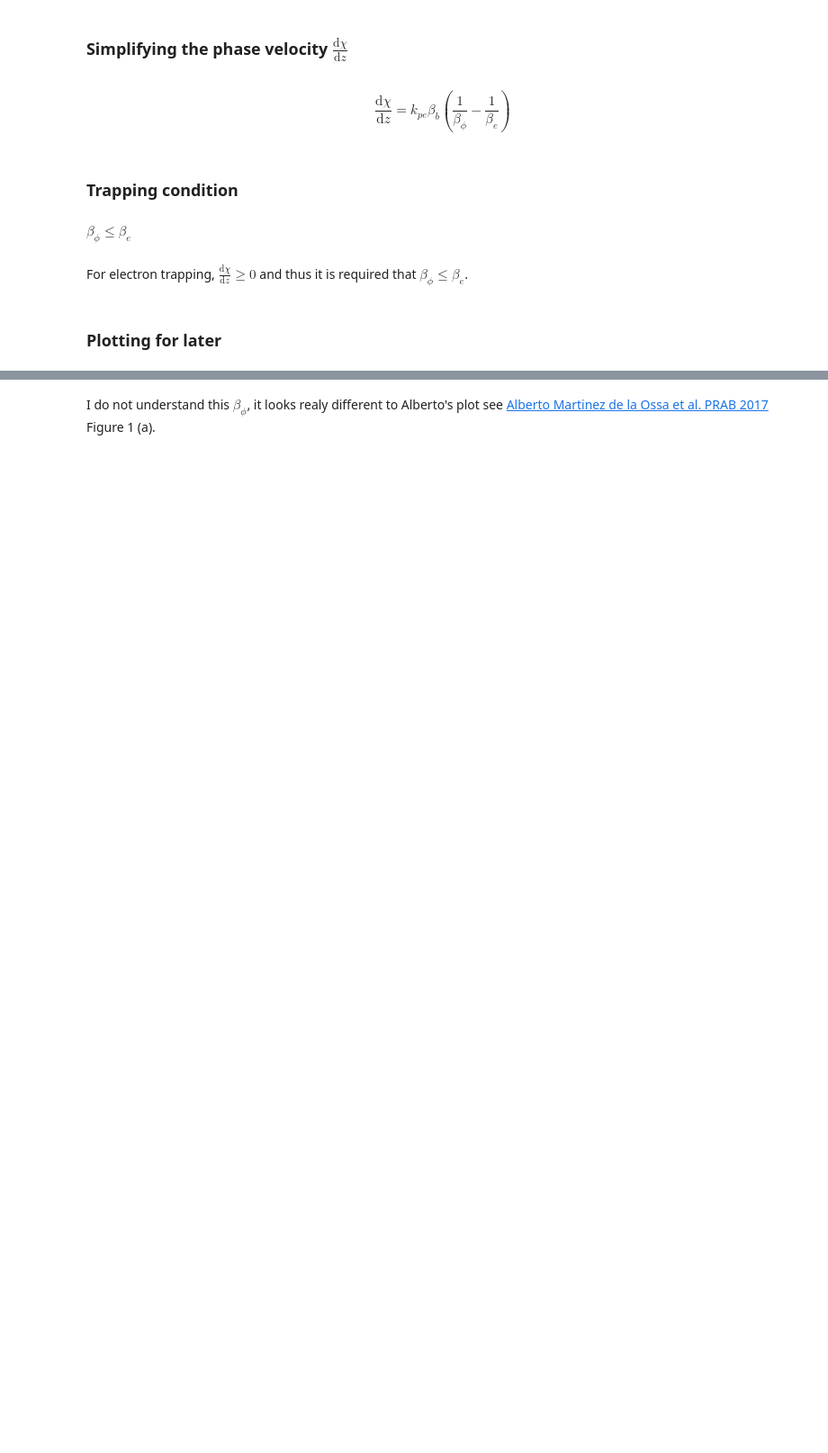
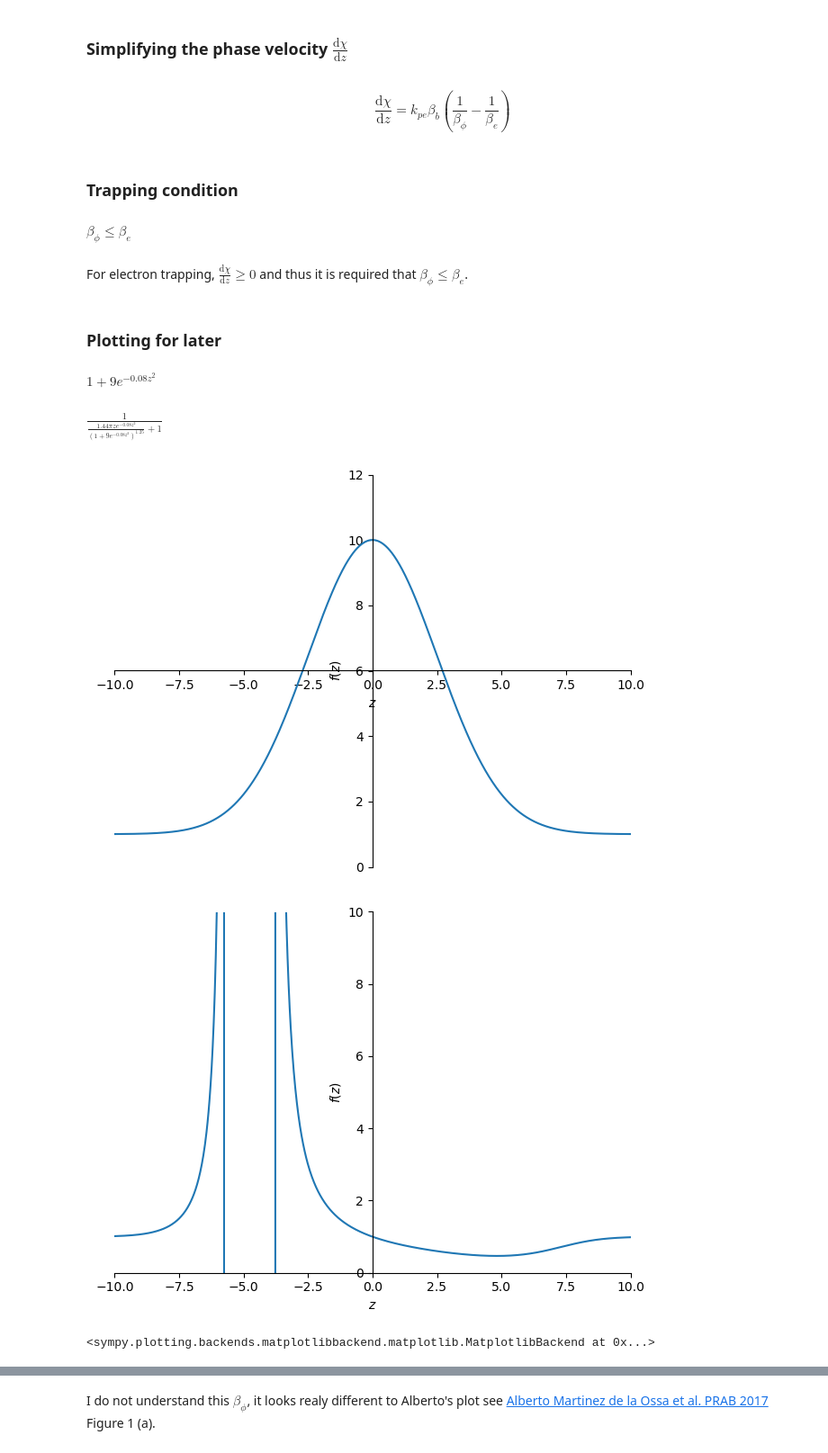
Before and after one commit to PrometheusPi/LPA_tutorial, a Jupyter notebook: downramp_injection.ipynb, the cells around one changed output, grey strips where cells are left out. Shown: that part at 90% size. Saved outputs shown, nothing was run; the diff lists cells and outputs as text; code cells hidden in the pictures; blank space fills up the shorter version.

```diff
--- a/downramp_injection.ipynb
+++ b/downramp_injection.ipynb
@@ -121,3 +123,21 @@ beta_phi_np = beta_b_np / (1. + -2.*np.pi/2. *n_np[1:]**(-3./2.) * np.diff(n_np)
+# %%
+n_e_sym = 1 + (10 - 1) * sym.exp(-(z)**2/2 / 2.5**2)
+n_e_sym
+# %% [output]
+$\displaystyle 1 + 9 e^{- 0.08 z^{2}}$
+# %%
+k_p_0 = sym.sqrt(n_e_sym)
+beta_phi_symp = 1 / (1 + (-2*sym.pi /2 / (k_p_0**(3/2)) / k_p_0 *sym.diff(n_e_sym, z)))
+beta_phi_symp
+# %% [output]
+$\displaystyle \frac{1}{\frac{1.44 \pi z e^{- 0.08 z^{2}}}{\left(1 + 9 e^{- 0.08 z^{2}}\right)^{1.25}} + 1}$
+# %%
+sym.plotting.plot(n_e_sym, xlim=(-10, 10), ylim=(0, 12))
+sym.plotting.plot(beta_phi_symp, xlim=(-10, 10), ylim=(0, 10))
+# %% [output]
+[figure, added]
+[figure, added]
+<sympy.plotting.backends.matplotlibbackend.matplotlib.MatplotlibBackend at 0x...>
 # %%
 plt.figure(facecolor="w")
 
```
Also changed, not shown: parts of 4 cells of this notebook.
